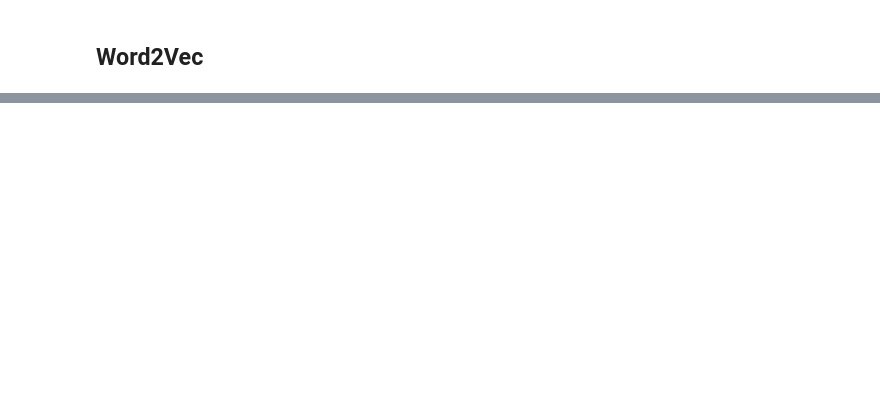
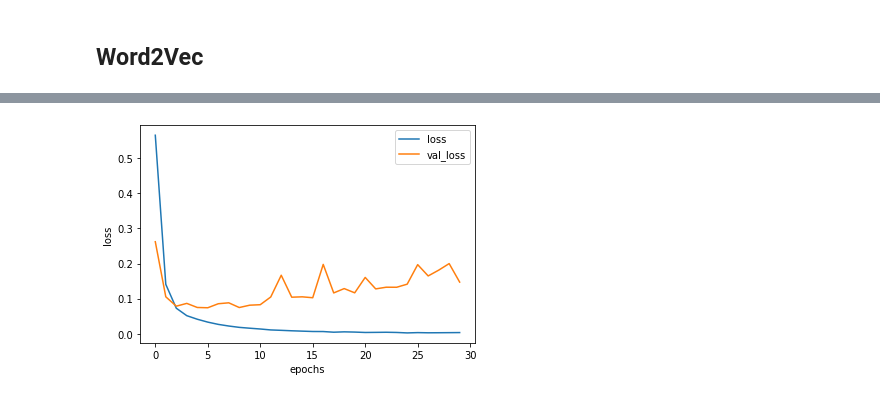
Before and after one commit to weronikazak/depression-tweets, a Jupyter notebook: analysis.ipynb, the cells around one changed output, grey strips where cells are left out. Saved outputs shown, nothing was run; the diff lists cells and outputs as text; code cells hidden in the pictures; blank space fills up the shorter version.

```diff
--- a/analysis.ipynb
+++ b/analysis.ipynb
@@ -281,0 +444,9 @@ model.compile(loss="binary_crossentropy", optimizer="nadam", metrics=["accuracy"
+# %%
+plt.plot(history.history["loss"])
+plt.plot(history.history["val_loss"])
+plt.xlabel("epochs")
+plt.ylabel("loss")
+plt.legend(["loss", "val_loss"])
+plt.show()
+# %% [output]
+[figure, added]
```
Also changed, not shown: parts of 31 cells of this notebook, 3 other files.
